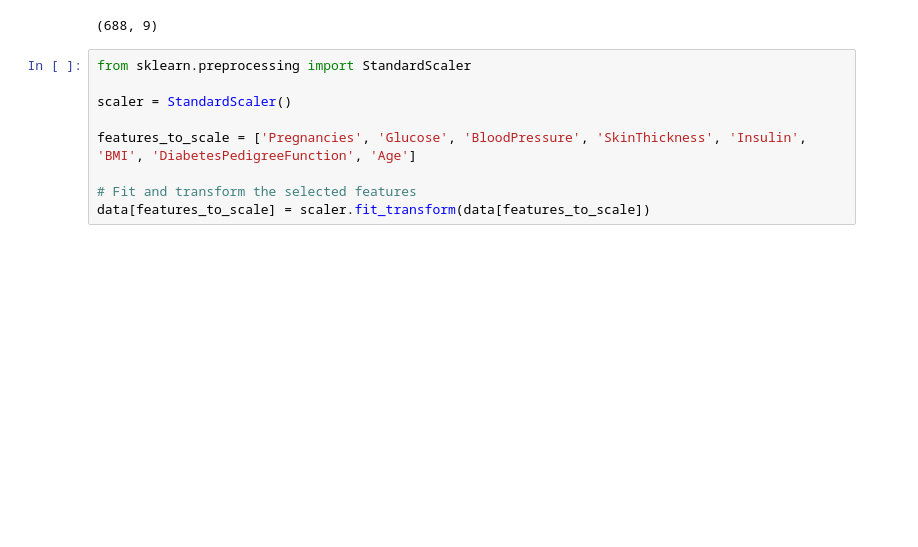
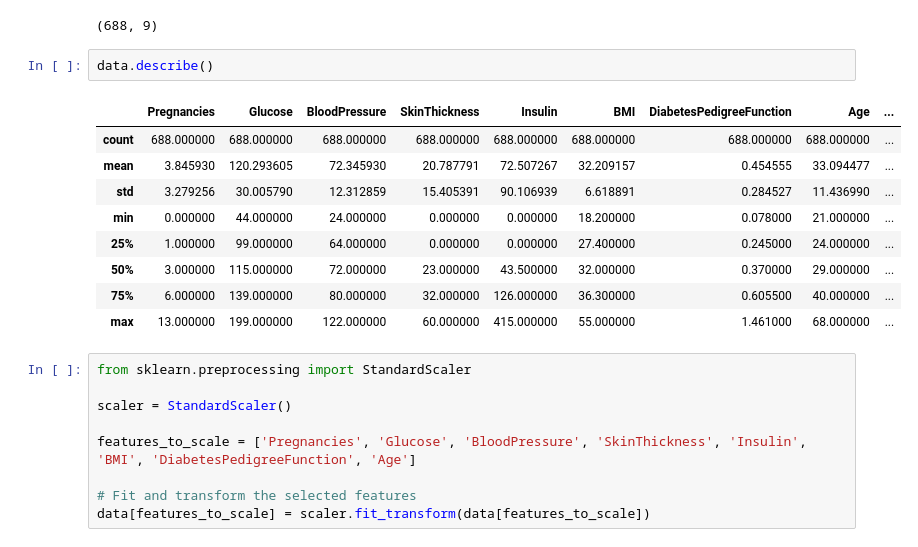
Before and after one commit to Fortunatetech/Diabetes-Prediction-with-Deployment-Using-flask-streamlit-DVC, a Jupyter notebook: notebook/Diabetes Prediction System .ipynb, the cells around one changed output. Cells and saved outputs as stored; diff of their text form; blank space fills up the shorter version.

```diff
--- a/notebook/Diabetes Prediction System .ipynb
+++ b/notebook/Diabetes Prediction System .ipynb
@@ -218,6 +218,18 @@ max     55.000000                  1.461000   68.000000    1.000000
 data.shape
 # %% [output]
 (688, 9)
+# %%
+data.describe()
+# %% [output]
+|  | Pregnancies | Glucose | BloodPressure | SkinThickness | Insulin | BMI | DiabetesPedigreeFunction | Age | ... |
+| count | 688.000000 | 688.000000 | 688.000000 | 688.000000 | 688.000000 | 688.000000 | 688.000000 | 688.000000 | ... |
+| mean | 3.845930 | 120.293605 | 72.345930 | 20.787791 | 72.507267 | 32.209157 | 0.454555 | 33.094477 | ... |
+| std | 3.279256 | 30.005790 | 12.312859 | 15.405391 | 90.106939 | 6.618891 | 0.284527 | 11.436990 | ... |
+| min | 0.000000 | 44.000000 | 24.000000 | 0.000000 | 0.000000 | 18.200000 | 0.078000 | 21.000000 | ... |
+| 25% | 1.000000 | 99.000000 | 64.000000 | 0.000000 | 0.000000 | 27.400000 | 0.245000 | 24.000000 | ... |
+| 50% | 3.000000 | 115.000000 | 72.000000 | 23.000000 | 43.500000 | 32.000000 | 0.370000 | 29.000000 | ... |
+| 75% | 6.000000 | 139.000000 | 80.000000 | 32.000000 | 126.000000 | 36.300000 | 0.605500 | 40.000000 | ... |
+| max | 13.000000 | 199.000000 | 122.000000 | 60.000000 | 415.000000 | 55.000000 | 1.461000 | 68.000000 | ... |
 # %%
 from sklearn.preprocessing import StandardScaler
 
```
Also changed, not shown: 11 other files.
